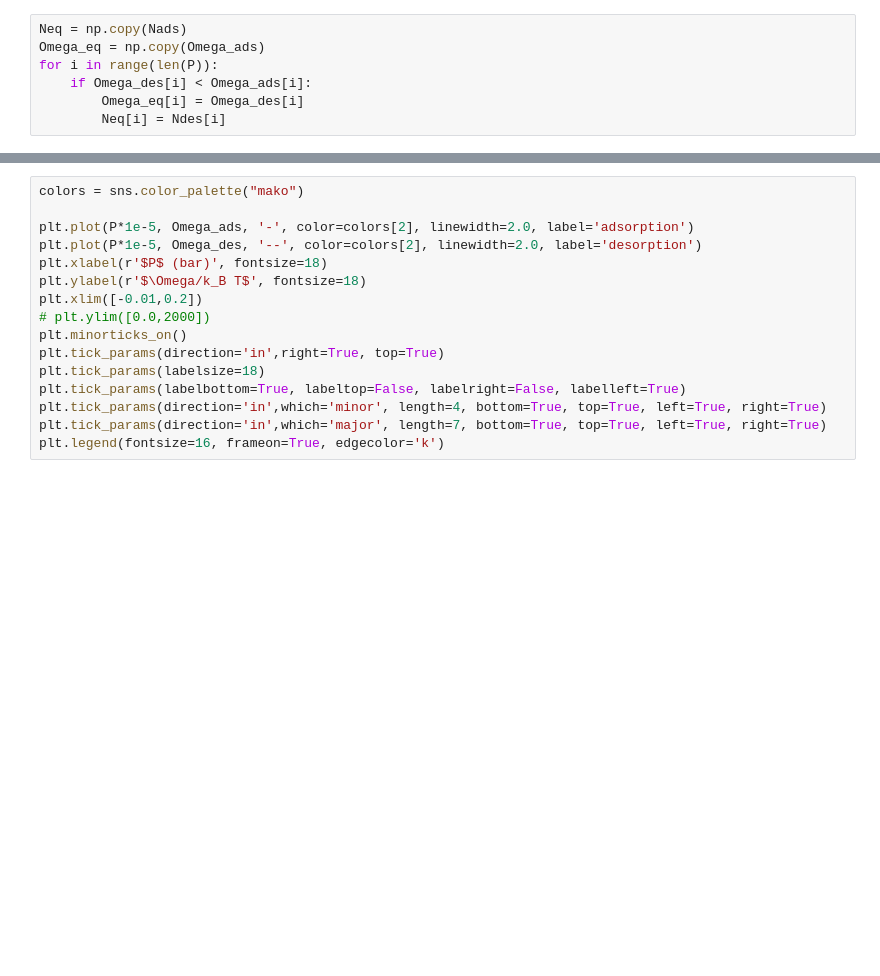
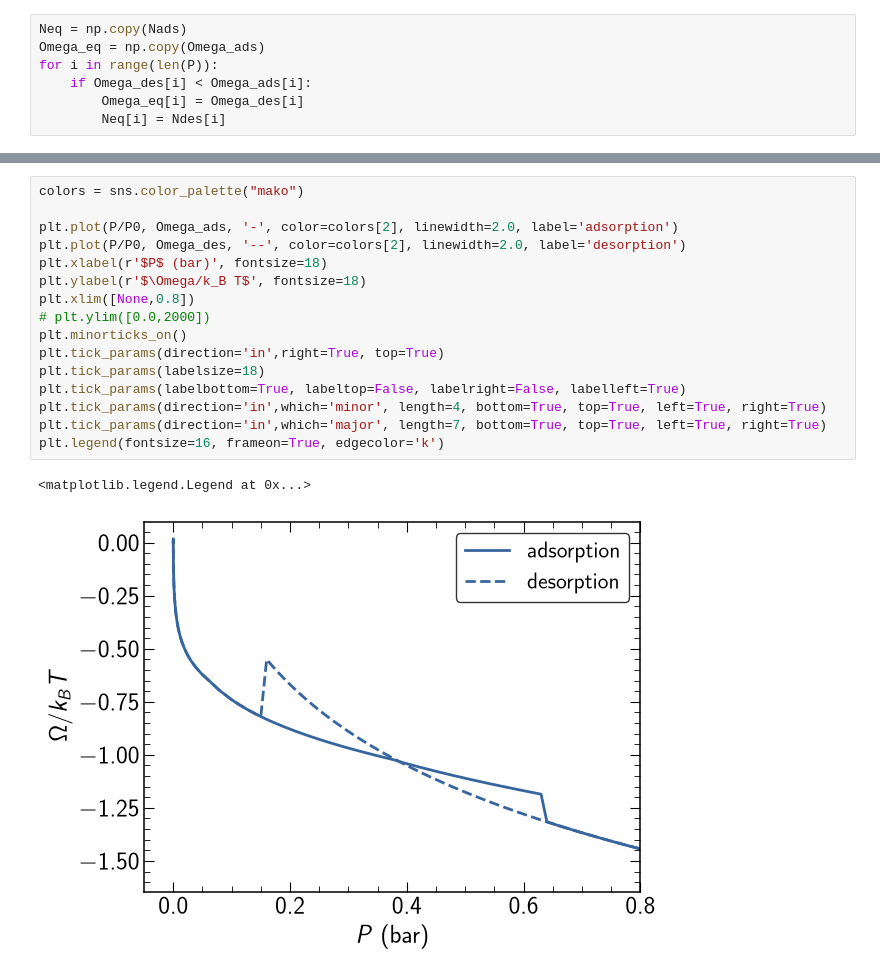
Before and after one commit to lucas-j-santos/LJS-cDFT, a Jupyter notebook: examples/n2_slit.ipynb, the cells around one changed output, grey strips where cells are left out. Cells and saved outputs as stored; diff of their text form; blank space fills up the shorter version.

```diff
--- a/examples/n2_slit.ipynb
+++ b/examples/n2_slit.ipynb
@@ -140,16 +187,19 @@ plt.legend(fontsize=16, frameon=True, edgecolor='k')
 # %%
 colors = sns.color_palette("mako")
 
-plt.plot(P*1e-5, Omega_ads, '-', color=colors[2], linewidth=2.0, label='adsorption')
-plt.plot(P*1e-5, Omega_des, '--', color=colors[2], linewidth=2.0, label='desorption')
+plt.plot(P/P0, Omega_ads, '-', color=colors[2], linewidth=2.0, label='adsorption')
+plt.plot(P/P0, Omega_des, '--', color=colors[2], linewidth=2.0, label='desorption')
 plt.xlabel(r'$P$ (bar)', fontsize=18)
 plt.ylabel(r'$\Omega/k_B T$', fontsize=18)
-plt.xlim([-0.01,0.2])
+plt.xlim([None,0.8])
 # plt.ylim([0.0,2000])
 plt.minorticks_on()
 plt.tick_params(direction='in',right=True, top=True)
 plt.tick_params(labelsize=18)
 plt.tick_params(labelbottom=True, labeltop=False, labelright=False, labelleft=True)
 plt.tick_params(direction='in',which='minor', length=4, bottom=True, top=True, left=True, right=True)
 plt.tick_params(direction='in',which='major', length=7, bottom=True, top=True, left=True, right=True)
 plt.legend(fontsize=16, frameon=True, edgecolor='k')
+# %% [output]
+<matplotlib.legend.Legend at 0x...>
+[figure, added]
```
Also changed, not shown: parts of 8 cells of this notebook, 1 other file.
